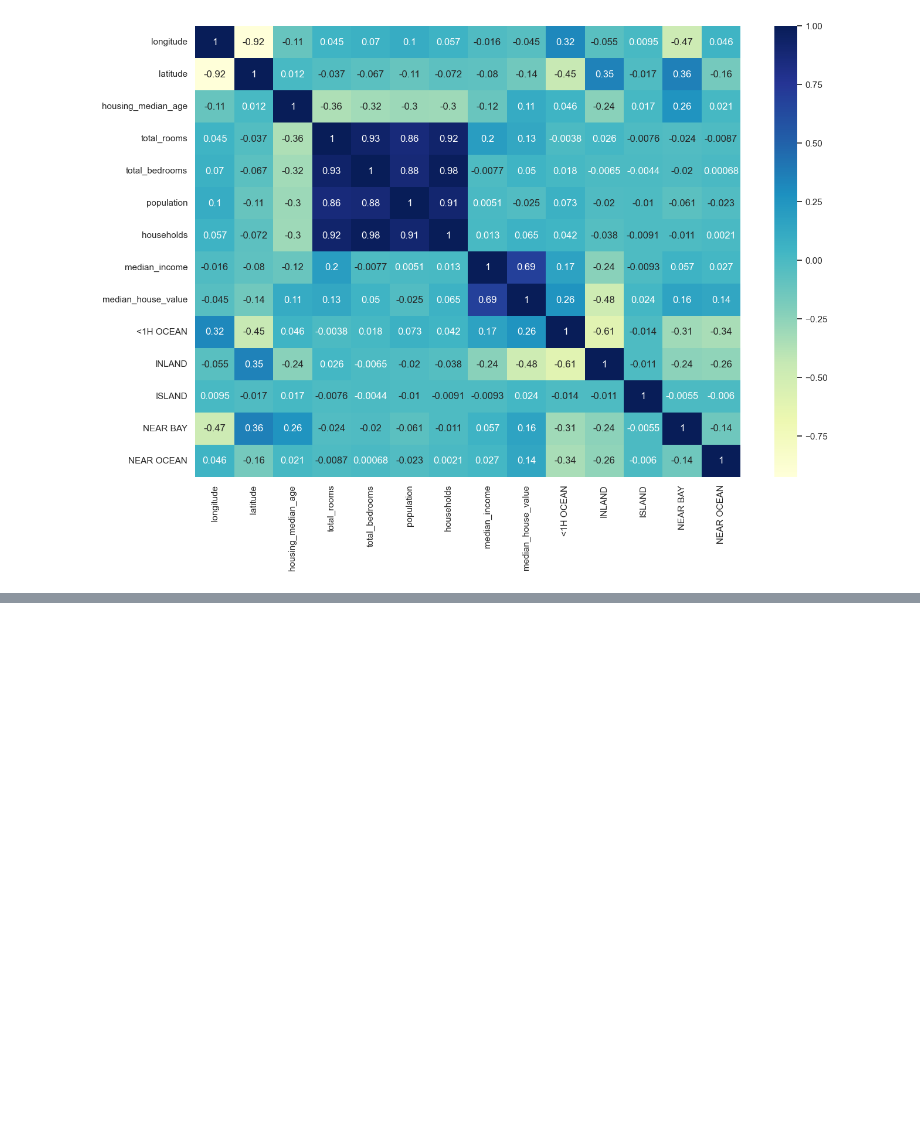
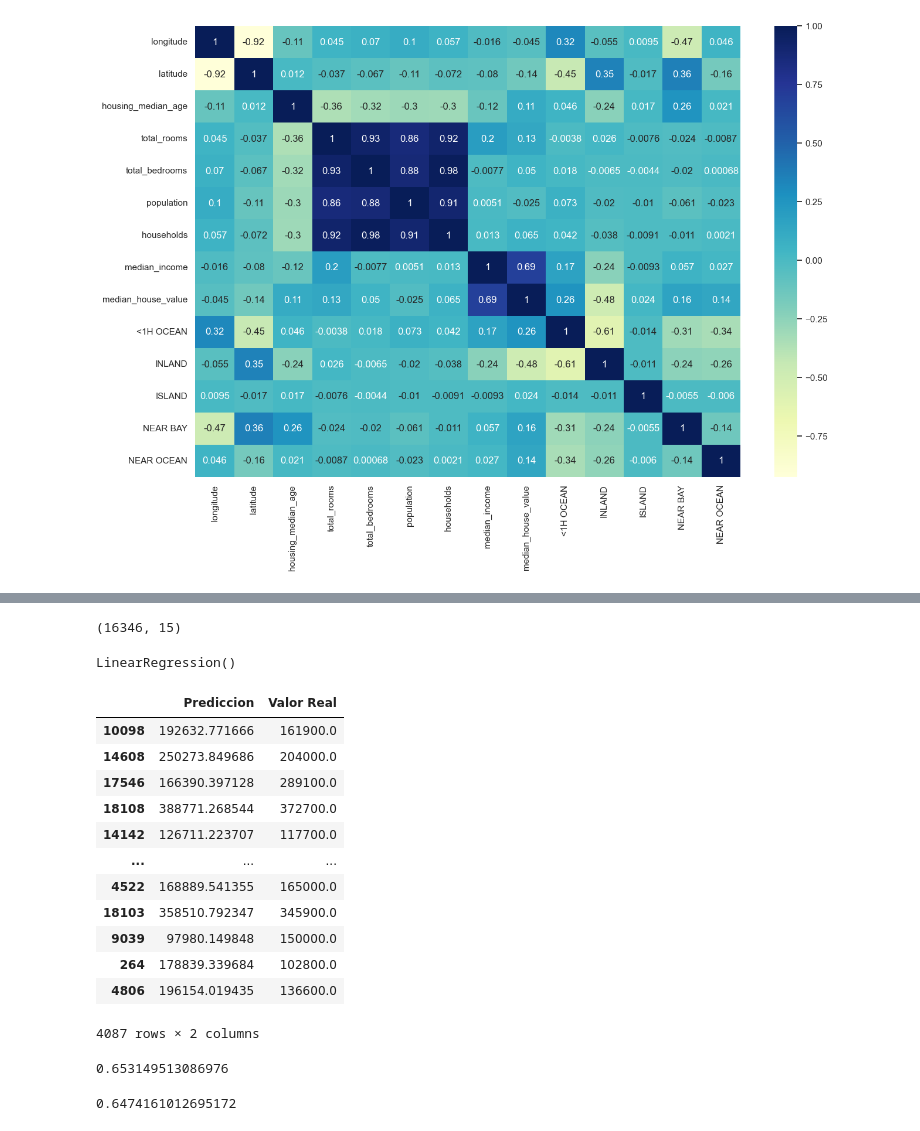
Before and after one commit to Mind0T/Entreno-code, a Jupyter notebook: python/inteligenciaArtificialDom/Casas_California/repaso.ipynb, the cells around one changed output, grey strips where cells are left out. Drawn from its saved outputs; the diff is of its cells as text; code cells hidden in the pictures; blank space fills up the shorter version.

```diff
--- a/python/inteligenciaArtificialDom/Casas_California/repaso.ipynb
+++ b/python/inteligenciaArtificialDom/Casas_California/repaso.ipynb
@@ -151,0 +179,45 @@ Name: median_house_value, dtype: float64
+# %%
+from sklearn.model_selection import train_test_split
+x_ent,x_pru,y_ent,y_pru=train_test_split(x,y,test_size=.2)
+# %%
+x_ent.shape
+# %% [output]
+(16346, 15)
+# %%
+from sklearn.linear_model import LinearRegression
+modelo=LinearRegression()
+# %%
+modelo.fit(x_ent,y_ent)
+# %% [output]
+LinearRegression()
+# %%
+predicciones=modelo.predict(x_pru)
+# %%
+comparativa={
+    "Prediccion":predicciones,
+    "Valor Real":y_pru
+}
+
+pd.DataFrame(comparativa)
+# %% [output]
+|  | Prediccion | Valor Real |
+| 10098 | 192632.771666 | 161900.0 |
+| 14608 | 250273.849686 | 204000.0 |
+| 17546 | 166390.397128 | 289100.0 |
+| 18108 | 388771.268544 | 372700.0 |
+| 14142 | 126711.223707 | 117700.0 |
+| ... | ... | ... |
+| 4522 | 168889.541355 | 165000.0 |
+| 18103 | 358510.792347 | 345900.0 |
+| 9039 | 97980.149848 | 150000.0 |
+| 264 | 178839.339684 | 102800.0 |
+| 4806 | 196154.019435 | 136600.0 |
+4087 rows × 2 columns
+# %%
+modelo.score(x_ent,y_ent)
+# %% [output]
+0.653149513086976
+# %%
+modelo.score(x_pru,y_pru)
+# %% [output]
+0.6474161012695172
```
Also changed, not shown: parts of 16 cells of this notebook, 7 other files.
